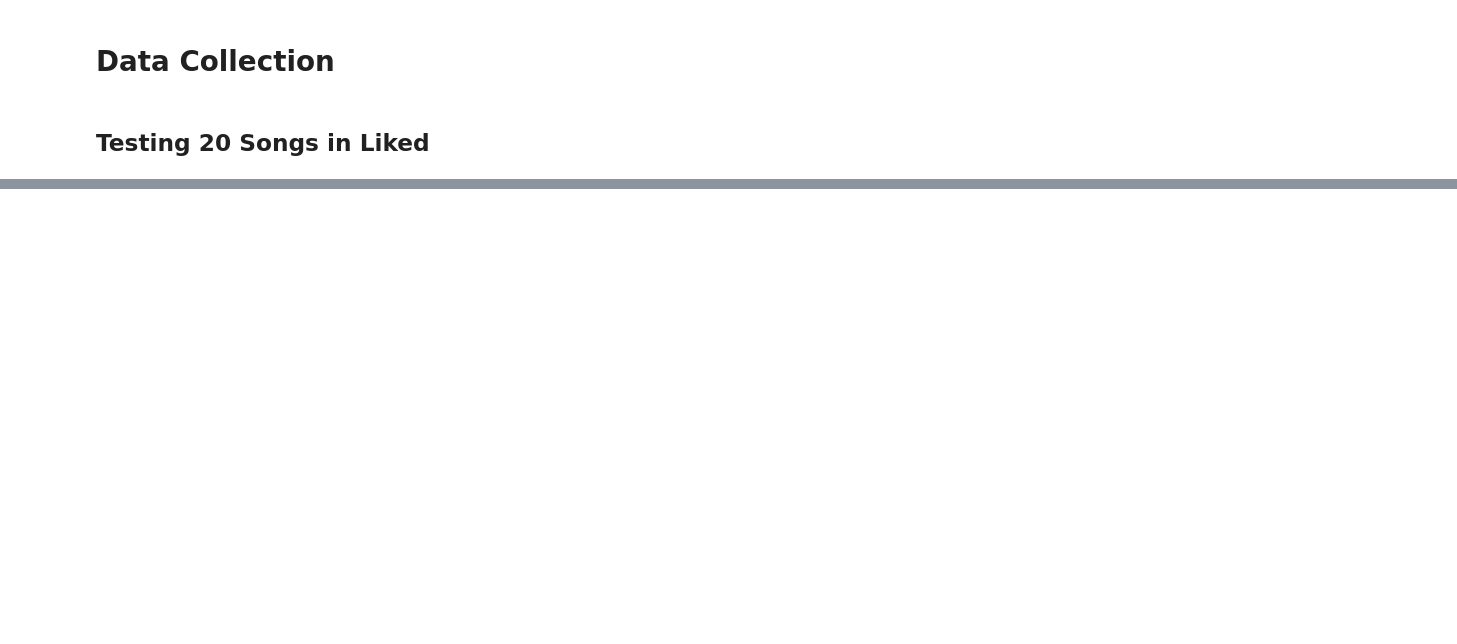
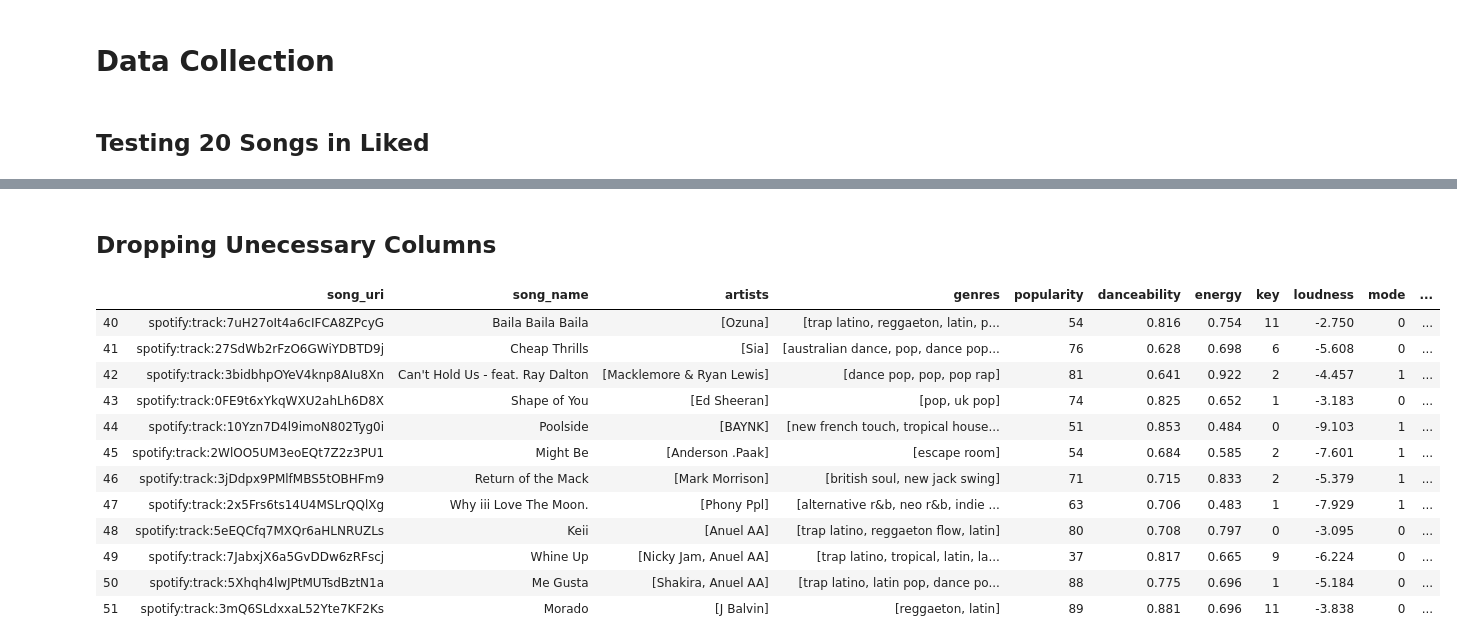
Before and after one commit to PeterGarcia95/spotipy_wrapper, a Jupyter notebook: Spotify API Project.ipynb, the cells around one changed output, grey strips where cells are left out. Drawn from its saved outputs; the diff is of its cells as text; code cells hidden in the pictures; blank space fills up the shorter version.

```diff
--- a/Spotify API Project.ipynb
+++ b/Spotify API Project.ipynb
@@ -87,15 +83,22 @@ while results:
         song_name.append(track['name'])
         song_uri.append(track['uri'])
         song_popularity.append(track['popularity'])
-        #Some songs have multuple artists so I'll make a list of artists and a list of uri for each song
+
+        #Some songs have multuple artists so I'll make a list of artists as well as a list of uris for each song
         artist_name.append([artist['name'] for artist in track['artists']])
         artist_uri.append([artist['uri'] for artist in track['artists']])
+
+        #Spotify doesn't provide the genre of the song so I have to look at the genre of the artist(s) of the song
         temp = sp.artists([artist['uri'] for artist in track['artists']])['artists']
         temp2 = []
         for temp_artists in temp:
             for genre in temp_artists['genres']:
                 temp2.append(genre)
+        #We only want to keep unique genres and avoid duplicate genres
         genres_found.append(list(set(temp2)))
+
+    #Collecting audio features available for each song
+    #As shown from above, 20
     track_audio_features.extend(sp.audio_features(song_uri[20*loops :20*(loops+1)]))
     print(f'Audio Features were gathered for {len(track_audio_features)} songs')
 
@@ -103,7 +106,10 @@ while results:
     results = sp.next(results)
     if (loops % 5) == 0 :
         print(f'{loops} cycles have been completed')
+    #Sleep in order to not bombard with too many requests
     time.sleep(.8)
+
+#Bringing it all together
 df_audio_feat = pd.DataFrame(track_audio_features)
 df_tracks = pd.DataFrame({'artist_uri': artist_uri,
                           'song_uri': song_uri,
@@ -111,7 +117,9 @@ df_tracks = pd.DataFrame({'artist_uri': artist_uri,
                           'artists': artist_name,
                           'genres': genres_found,
                           'popularity': song_popularity})
-data = pd.merge(df_tracks, df_audio_feat, left_on= 'song_uri', right_on= 'uri')
+
+print("\nCreating Dataframe . . .")
+collected_data = pd.merge(df_tracks, df_audio_feat, left_on= 'song_uri', right_on= 'uri')
 # %% [output]
 Audio Features were gathered for 20 songs
 Audio Features were gathered for 40 songs
@@ -132,0 +181,19 @@ Audio Features were gathered for 973 songs
+# %% [markdown]
+## Dropping Unecessary Columns
+# %%
+data= collected_data.drop(columns= ['artist_uri', 'type','id', 'uri', 'track_href', 'analysis_url'])
+data[40:52]
+# %% [output]
+|  | song_uri | song_name | artists | genres | popularity | danceability | energy | key | loudness | mode | ... |
+| 40 | spotify:track:7uH27oIt4a6cIFCA8ZPcyG | Baila Baila Baila | [Ozuna] | [trap latino, reggaeton, latin, p... | 54 | 0.816 | 0.754 | 11 | -2.750 | 0 | ... |
+| 41 | spotify:track:27SdWb2rFzO6GWiYDBTD9j | Cheap Thrills | [Sia] | [australian dance, pop, dance pop... | 76 | 0.628 | 0.698 | 6 | -5.608 | 0 | ... |
+| 42 | spotify:track:3bidbhpOYeV4knp8AIu8Xn | Can't Hold Us - feat. Ray Dalton | [Macklemore & Ryan Lewis] | [dance pop, pop, pop rap] | 81 | 0.641 | 0.922 | 2 | -4.457 | 1 | ... |
+| 43 | spotify:track:0FE9t6xYkqWXU2ahLh6D8X | Shape of You | [Ed Sheeran] | [pop, uk pop] | 74 | 0.825 | 0.652 | 1 | -3.183 | 0 | ... |
+| 44 | spotify:track:10Yzn7D4l9imoN802Tyg0i | Poolside | [BAYNK] | [new french touch, tropical house... | 51 | 0.853 | 0.484 | 0 | -9.103 | 1 | ... |
+| 45 | spotify:track:2WlOO5UM3eoEQt7Z2z3PU1 | Might Be | [Anderson .Paak] | [escape room] | 54 | 0.684 | 0.585 | 2 | -7.601 | 1 | ... |
+| 46 | spotify:track:3jDdpx9PMlfMBS5tOBHFm9 | Return of the Mack | [Mark Morrison] | [british soul, new jack swing] | 71 | 0.715 | 0.833 | 2 | -5.379 | 1 | ... |
+| 47 | spotify:track:2x5Frs6ts14U4MSLrQQlXg | Why iii Love The Moon. | [Phony Ppl] | [alternative r&b, neo r&b, indie ... | 63 | 0.706 | 0.483 | 1 | -7.929 | 1 | ... |
+| 48 | spotify:track:5eEQCfq7MXQr6aHLNRUZLs | Keii | [Anuel AA] | [trap latino, reggaeton flow, latin] | 80 | 0.708 | 0.797 | 0 | -3.095 | 0 | ... |
+| 49 | spotify:track:7JabxjX6a5GvDDw6zRFscj | Whine Up | [Nicky Jam, Anuel AA] | [trap latino, tropical, latin, la... | 37 | 0.817 | 0.665 | 9 | -6.224 | 0 | ... |
+| 50 | spotify:track:5Xhqh4lwJPtMUTsdBztN1a | Me Gusta | [Shakira, Anuel AA] | [trap latino, latin pop, dance po... | 88 | 0.775 | 0.696 | 1 | -5.184 | 0 | ... |
+| 51 | spotify:track:3mQ6SLdxxaL52Yte7KF2Ks | Morado | [J Balvin] | [reggaeton, latin] | 89 | 0.881 | 0.696 | 11 | -3.838 | 0 | ... |
```
Also changed, not shown: parts of 26 cells of this notebook.
